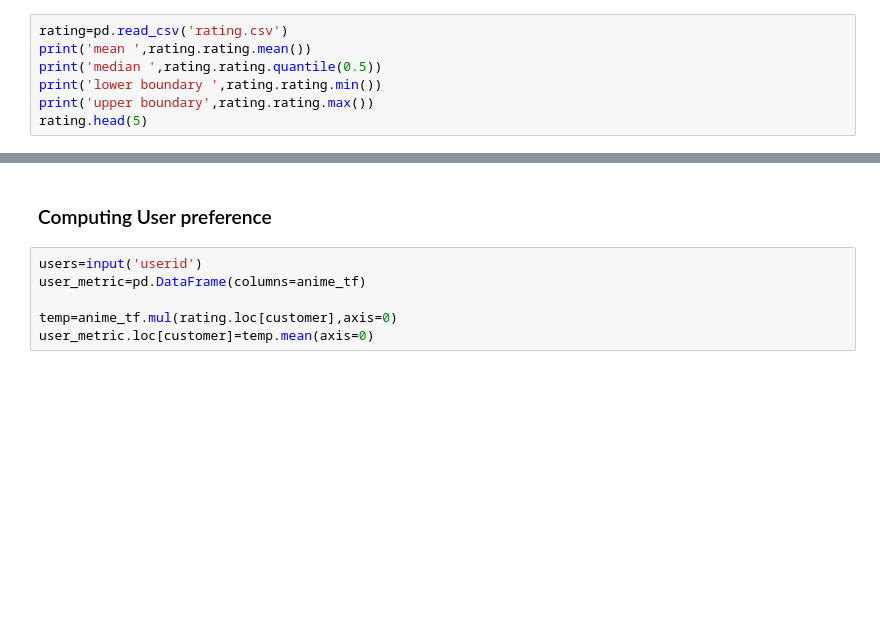
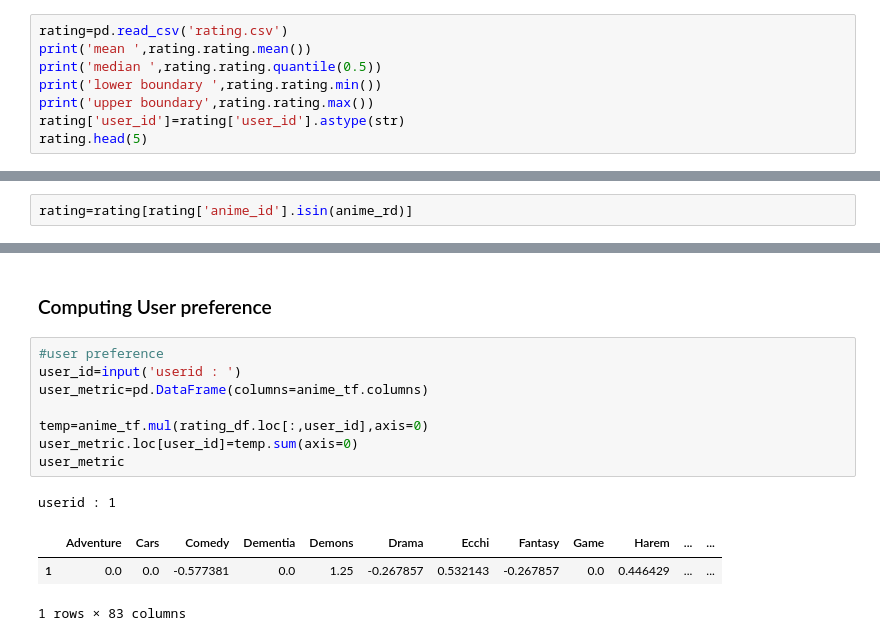
Before and after one commit to aomerkii/Casual_recommender, a Jupyter notebook: content_based_recommender.ipynb, the cells around one changed output, grey strips where cells are left out. Saved outputs shown, nothing was run; the diff lists cells and outputs as text; blank space fills up the shorter version.

```diff
--- a/content_based_recommender.ipynb
+++ b/content_based_recommender.ipynb
@@ -86,4 +72,5 @@ print('mean ',rating.rating.mean())
 print('median ',rating.rating.quantile(0.5))
 print('lower boundary ',rating.rating.min())
 print('upper boundary',rating.rating.max())
+rating['user_id']=rating['user_id'].astype(str)
 rating.head(5)
@@ -90,3 +88,5 @@ rating.head(5)
+# %%
+rating=rating[rating['anime_id'].isin(anime_rd)]
 # %%
 rating_df=pd.pivot_table(rating,values='rating',columns='user_id',index='anime_id')
 rating_df
@@ -93,8 +108,15 @@ rating_df
 # %% [markdown]
 <h3>Computing User preference</h3>
 # %%
-users=input('userid')
-user_metric=pd.DataFrame(columns=anime_tf)
+#user preference
+user_id=input('userid : ')
+user_metric=pd.DataFrame(columns=anime_tf.columns)
 
-temp=anime_tf.mul(rating.loc[customer],axis=0)
-user_metric.loc[customer]=temp.mean(axis=0)
+temp=anime_tf.mul(rating_df.loc[:,user_id],axis=0)
+user_metric.loc[user_id]=temp.sum(axis=0)
+user_metric
+# %% [output]
+userid : 1
+|  | Adventure | Cars | Comedy | Dementia | Demons | Drama | Ecchi | Fantasy | Game | Harem | ... | ... |
+| 1 | 0.0 | 0.0 | -0.577381 | 0.0 | 1.25 | -0.267857 | 0.532143 | -0.267857 | 0.0 | 0.446429 | ... | ... |
+1 rows × 83 columns
```
Also changed, not shown: parts of 13 cells of this notebook.
